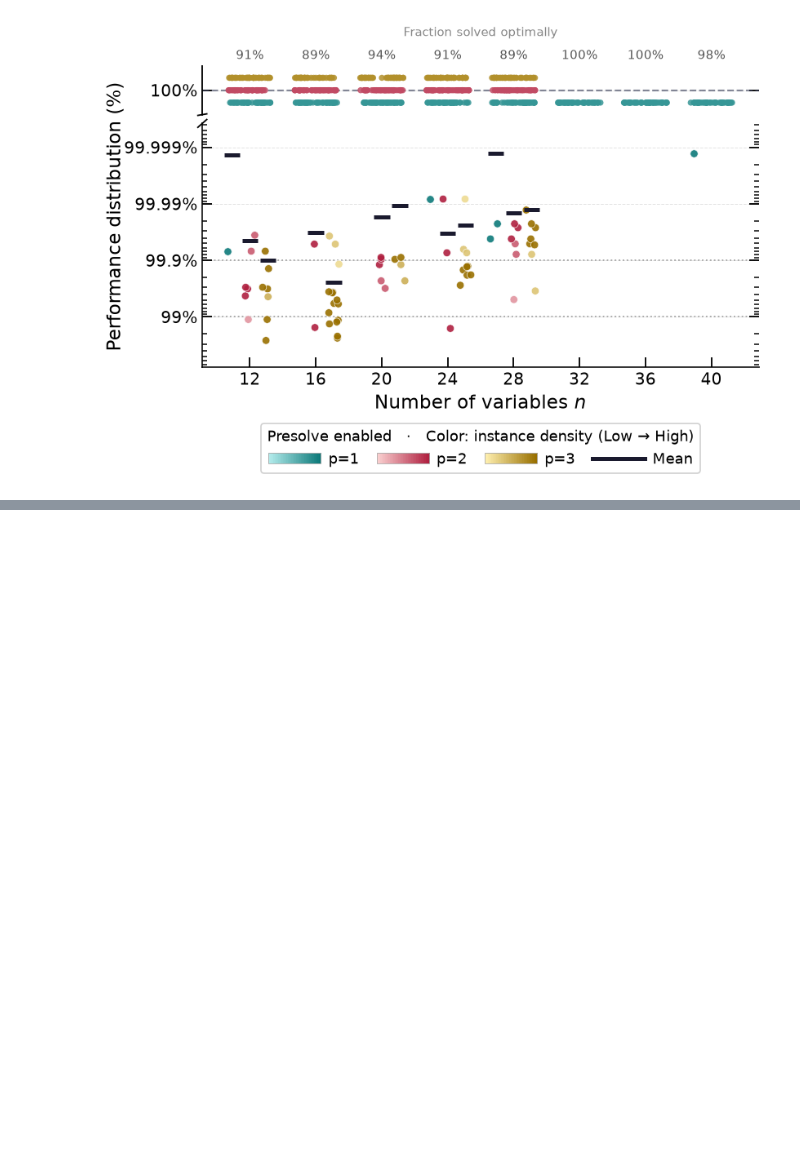
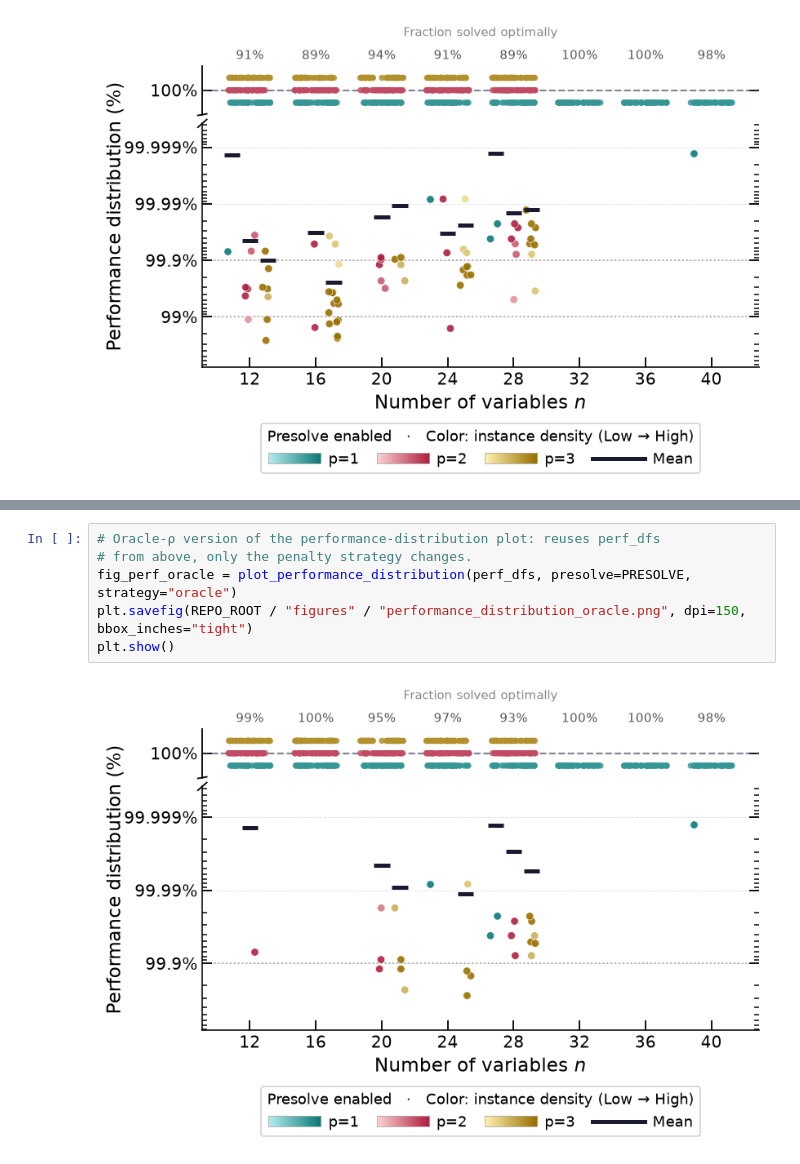
Before and after one commit to SECQUOIA/Quantum_Preconditioning_Constrained_Optimization, a Jupyter notebook: notebooks/analysis.ipynb, the cells around one changed output, grey strips where cells are left out. Saved outputs shown, nothing was run; the diff lists cells and outputs as text; blank space fills up the shorter version.

```diff
--- a/notebooks/analysis.ipynb
+++ b/notebooks/analysis.ipynb
@@ -426,0 +435,8 @@ plt.show()
+# %%
+# Oracle-ρ version of the performance-distribution plot: reuses perf_dfs
+# from above, only the penalty strategy changes.
+fig_perf_oracle = plot_performance_distribution(perf_dfs, presolve=PRESOLVE, strategy="oracle")
+plt.savefig(REPO_ROOT / "figures" / "performance_distribution_oracle.png", dpi=150, bbox_inches="tight")
+plt.show()
+# %% [output]
+[figure, added]
```
Also changed, not shown: parts of 9 cells of this notebook, 4 other files.
